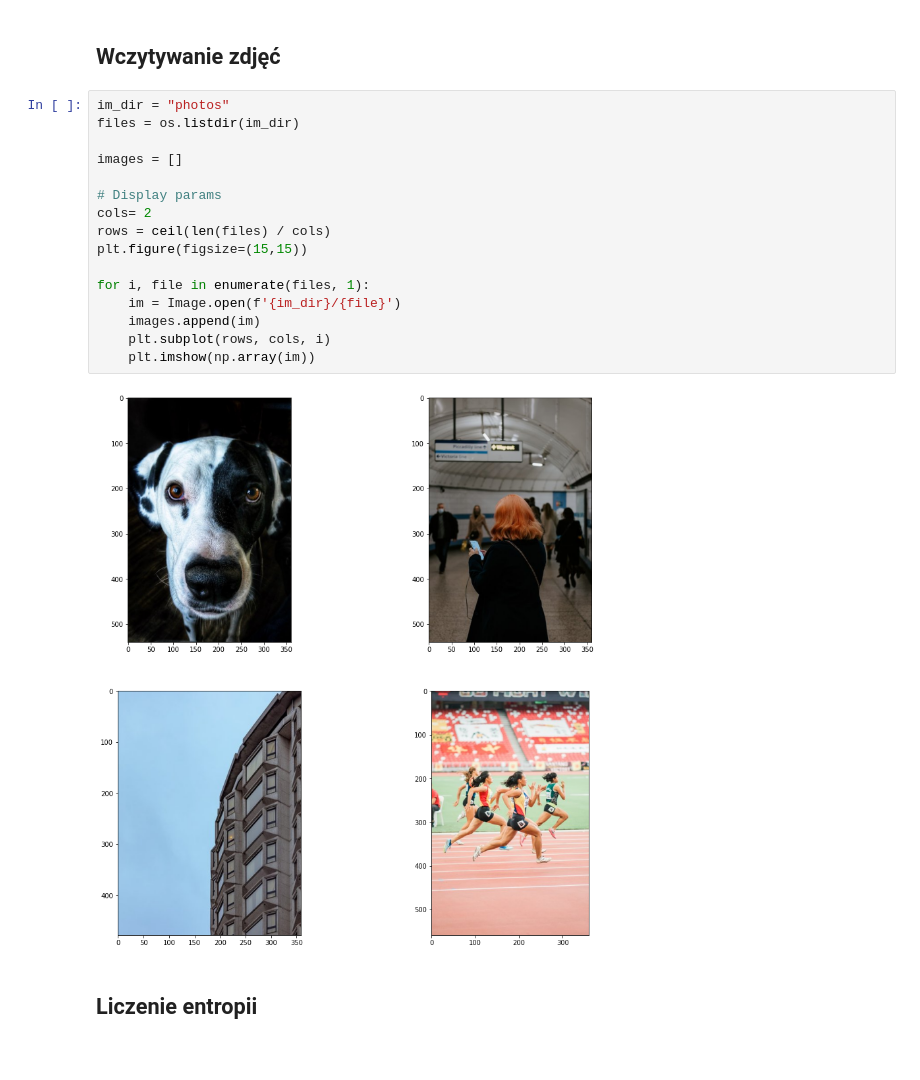
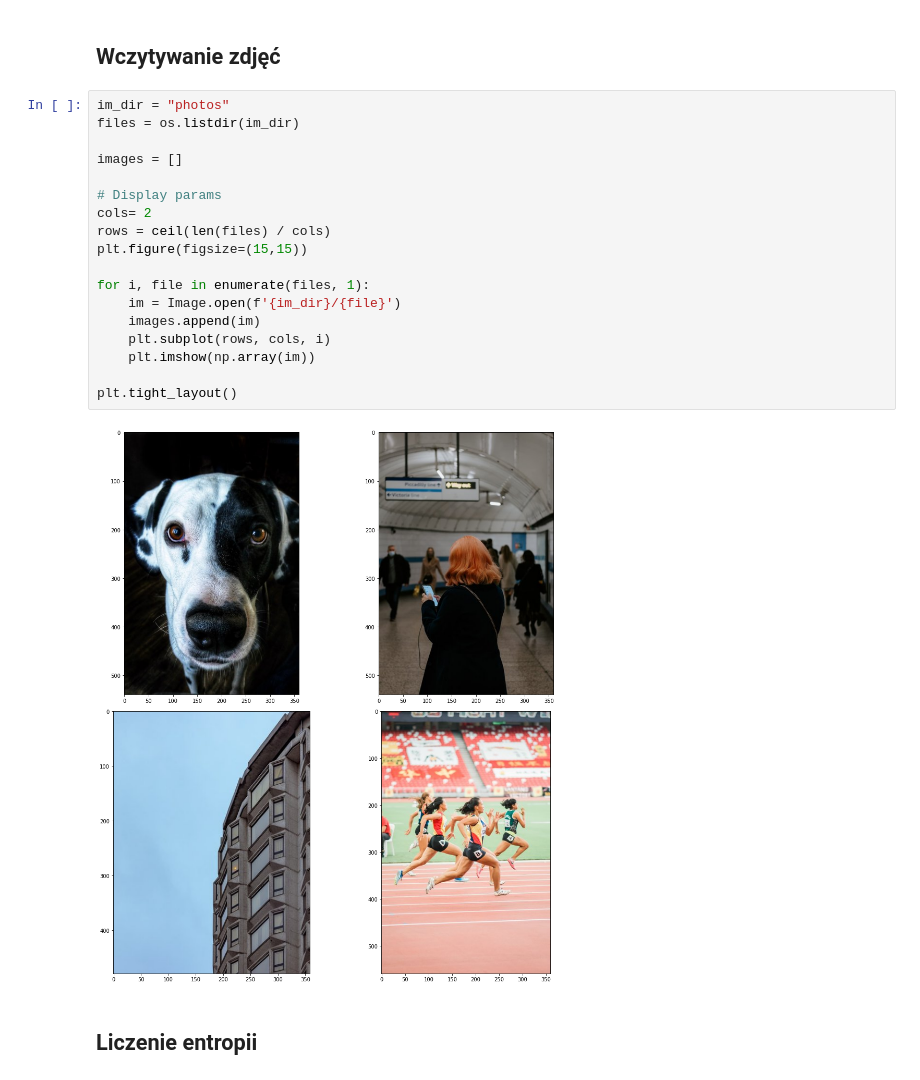
Before and after one commit to bonczol/TIMKoD, a Jupyter notebook: lab6/lab6.ipynb, the cells around one changed output. Drawn from its saved outputs; the diff is of its cells as text.

```diff
--- a/lab6/lab6.ipynb
+++ b/lab6/lab6.ipynb
@@ -15,21 +15,23 @@ import matplotlib.pyplot as plt
 # %%
 im_dir = "photos"
 files = os.listdir(im_dir)
 
 images = []
 
 # Display params
 cols= 2
 rows = ceil(len(files) / cols)
 plt.figure(figsize=(15,15))
 
 for i, file in enumerate(files, 1):
     im = Image.open(f'{im_dir}/{file}')
     images.append(im)
     plt.subplot(rows, cols, i)
     plt.imshow(np.array(im))
+
+plt.tight_layout()
 # %% [output]
-[figure, old version]
+[figure, new version]
 # %% [markdown]
 ## Liczenie entropii
 # %%
```
Also changed, not shown: parts of 2 cells of this notebook.
